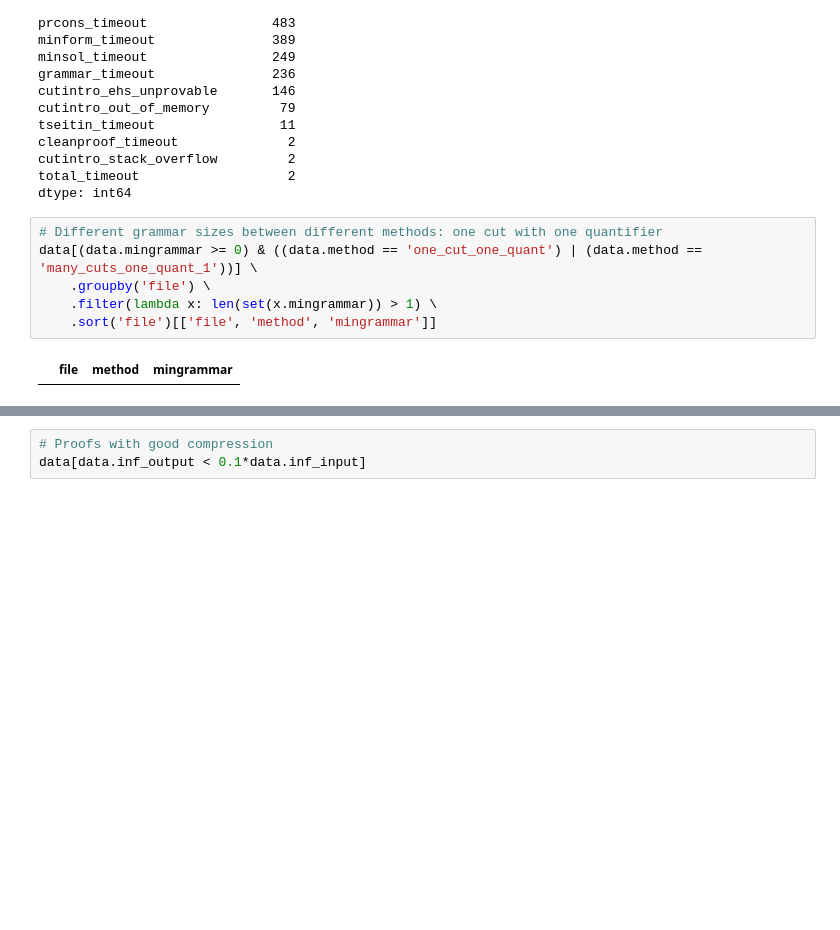
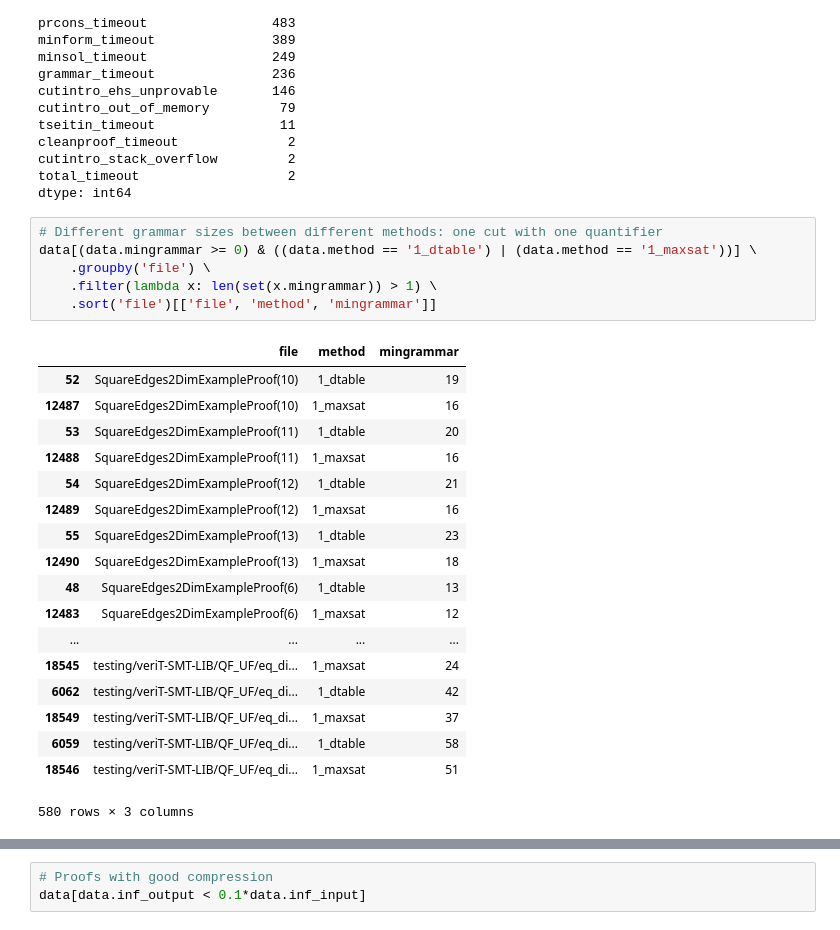
Before and after one commit to gapt/cutintro-results, a Jupyter notebook: 2015-07-24/cutintro.ipynb, the cells around one changed output, grey strips where cells are left out. Saved outputs shown, nothing was run; the diff lists cells and outputs as text; blank space fills up the shorter version.

```diff
--- a/2015-07-24/cutintro.ipynb
+++ b/2015-07-24/cutintro.ipynb
@@ -312,11 +369,28 @@ total_timeout                   2
 dtype: int64
 # %%
 # Different grammar sizes between different methods: one cut with one quantifier
-data[(data.mingrammar >= 0) & ((data.method == 'one_cut_one_quant') | (data.method == 'many_cuts_one_quant_1'))] \
+data[(data.mingrammar >= 0) & ((data.method == '1_dtable') | (data.method == '1_maxsat'))] \
     .groupby('file') \
     .filter(lambda x: len(set(x.mingrammar)) > 1) \
     .sort('file')[['file', 'method', 'mingrammar']]
 # %% [output]
 |  | file | method | mingrammar |
+| 52 | SquareEdges2DimExampleProof(10) | 1_dtable | 19 |
+| 12487 | SquareEdges2DimExampleProof(10) | 1_maxsat | 16 |
+| 53 | SquareEdges2DimExampleProof(11) | 1_dtable | 20 |
+| 12488 | SquareEdges2DimExampleProof(11) | 1_maxsat | 16 |
+| 54 | SquareEdges2DimExampleProof(12) | 1_dtable | 21 |
+| 12489 | SquareEdges2DimExampleProof(12) | 1_maxsat | 16 |
+| 55 | SquareEdges2DimExampleProof(13) | 1_dtable | 23 |
+| 12490 | SquareEdges2DimExampleProof(13) | 1_maxsat | 18 |
+| 48 | SquareEdges2DimExampleProof(6) | 1_dtable | 13 |
+| 12483 | SquareEdges2DimExampleProof(6) | 1_maxsat | 12 |
+| ... | ... | ... | ... |
+| 18545 | testing/veriT-SMT-LIB/QF_UF/eq_di... | 1_maxsat | 24 |
+| 6062 | testing/veriT-SMT-LIB/QF_UF/eq_di... | 1_dtable | 42 |
+| 18549 | testing/veriT-SMT-LIB/QF_UF/eq_di... | 1_maxsat | 37 |
+| 6059 | testing/veriT-SMT-LIB/QF_UF/eq_di... | 1_dtable | 58 |
+| 18546 | testing/veriT-SMT-LIB/QF_UF/eq_di... | 1_maxsat | 51 |
+580 rows × 3 columns
 # %%
 # Different grammar sizes between different methods: one cut with 2/many quantifiers
```
Also changed, not shown: parts of 9 cells of this notebook, 1 other file.
